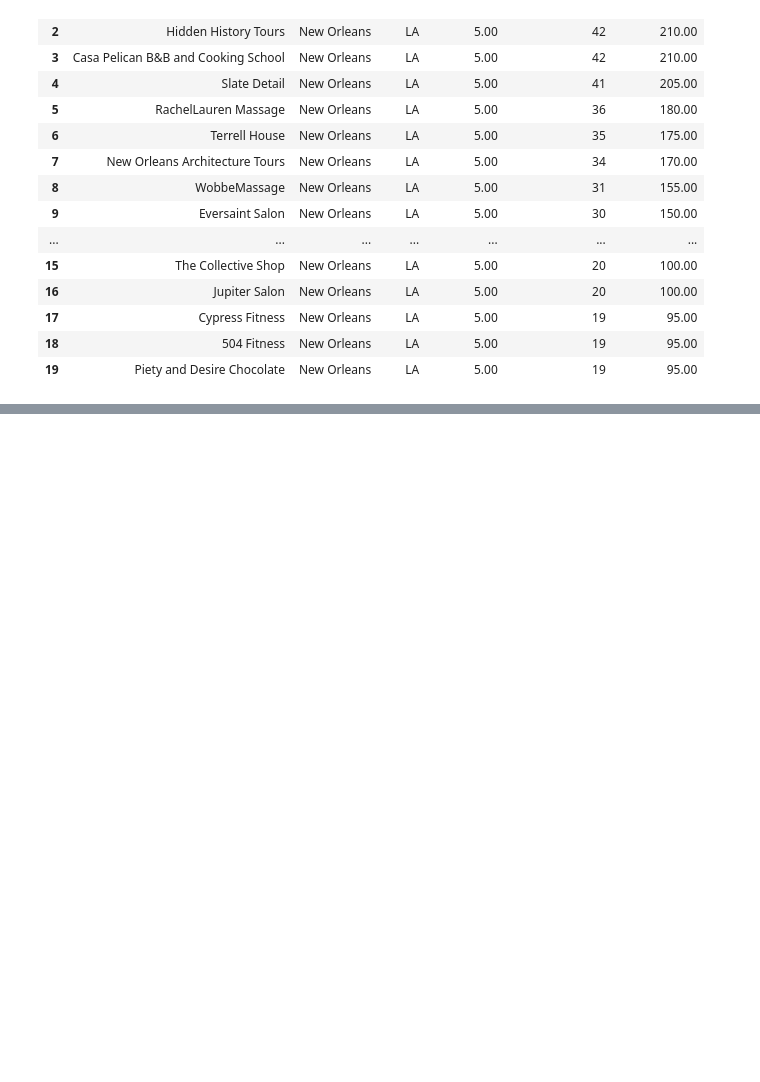
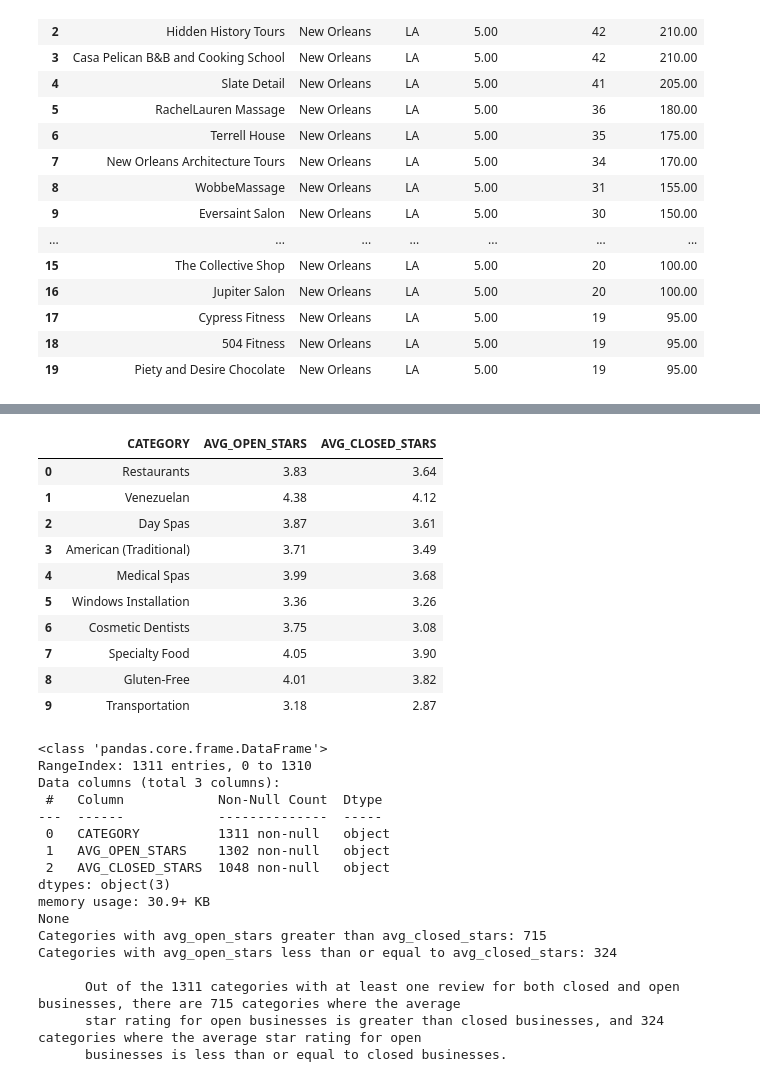
Before and after one commit to KeeganDavis/data-projects, a Jupyter notebook: yelp-reviews/notebooks/sql_queries.ipynb, the cells around one changed output, grey strips where cells are left out. Cells and saved outputs as stored; diff of their text form; code cells hidden in the pictures; blank space fills up the shorter version.

```diff
--- a/yelp-reviews/notebooks/sql_queries.ipynb
+++ b/yelp-reviews/notebooks/sql_queries.ipynb
@@ -1188,0 +1214,68 @@ display(df)
+# %%
+# Average rating for closed vs currently operating businesses by category
+df = cur.execute('''
+                WITH cte AS (
+                    -- split the categories column so each business has a row for each category it has
+                    SELECT
+                        business_id,
+                        TRIM(A.value) AS category,
+                        CASE
+                            WHEN is_open = 1 THEN 'open'
+                            ELSE 'closed'
+                        END AS business_status
+                    FROM yelp_businesses,
+                    LATERAL SPLIT_TO_TABLE(categories, ',') A
+                )
+                SELECT
+                    category,
+                    ROUND(AVG(CASE WHEN business_status = 'open' THEN yr.stars END), 2) as avg_open_stars,
+                    ROUND(AVG(CASE WHEN business_status = 'closed' THEN yr.stars END), 2) as avg_closed_stars
+                FROM cte
+                JOIN yelp_reviews yr
+                    ON cte.business_id = yr.business_id
+                GROUP BY category;
+                 ''').fetch_pandas_all()
+
+display(df.head(10))
+
+print(df.info())
+
+open_higher = df[df['AVG_OPEN_STARS'] > df['AVG_CLOSED_STARS']].shape[0]
+closed_higher = df[df['AVG_OPEN_STARS'] <= df['AVG_CLOSED_STARS']].shape[0]
+
+print(f'Categories with avg_open_stars greater than avg_closed_stars: {open_higher}\nCategories with avg_open_stars less than or equal to avg_closed_stars: {closed_higher}')
+
+print(f'''
+      Out of the 1311 categories with at least one review for both closed and open businesses, there are {open_higher} categories where the average
+      star rating for open businesses is greater than closed businesses, and {closed_higher} categories where the average star rating for open
+      businesses is less than or equal to closed businesses.
+      ''')
+# %% [output]
+|  | CATEGORY | AVG_OPEN_STARS | AVG_CLOSED_STARS |
+| 0 | Restaurants | 3.83 | 3.64 |
+| 1 | Venezuelan | 4.38 | 4.12 |
+| 2 | Day Spas | 3.87 | 3.61 |
+| 3 | American (Traditional) | 3.71 | 3.49 |
+| 4 | Medical Spas | 3.99 | 3.68 |
+| 5 | Windows Installation | 3.36 | 3.26 |
+| 6 | Cosmetic Dentists | 3.75 | 3.08 |
+| 7 | Specialty Food | 4.05 | 3.90 |
+| 8 | Gluten-Free | 4.01 | 3.82 |
+| 9 | Transportation | 3.18 | 2.87 |
+<class 'pandas.core.frame.DataFrame'>
+RangeIndex: 1311 entries, 0 to 1310
+Data columns (total 3 columns):
+ #   Column            Non-Null Count  Dtype
+---  ------            --------------  -----
+ 0   CATEGORY          1311 non-null   object
+ 1   AVG_OPEN_STARS    1302 non-null   object
+ 2   AVG_CLOSED_STARS  1048 non-null   object
+dtypes: object(3)
+memory usage: 30.9+ KB
+None
+Categories with avg_open_stars greater than avg_closed_stars: 715
+Categories with avg_open_stars less than or equal to avg_closed_stars: 324
+
+      Out of the 1311 categories with at least one review for both closed and open businesses, there are 715 categories where the average
+      star rating for open businesses is greater than closed businesses, and 324 categories where the average star rating for open
+      businesses is less than or equal to closed businesses.
```
Also changed, not shown: parts of 3 cells of this notebook.
